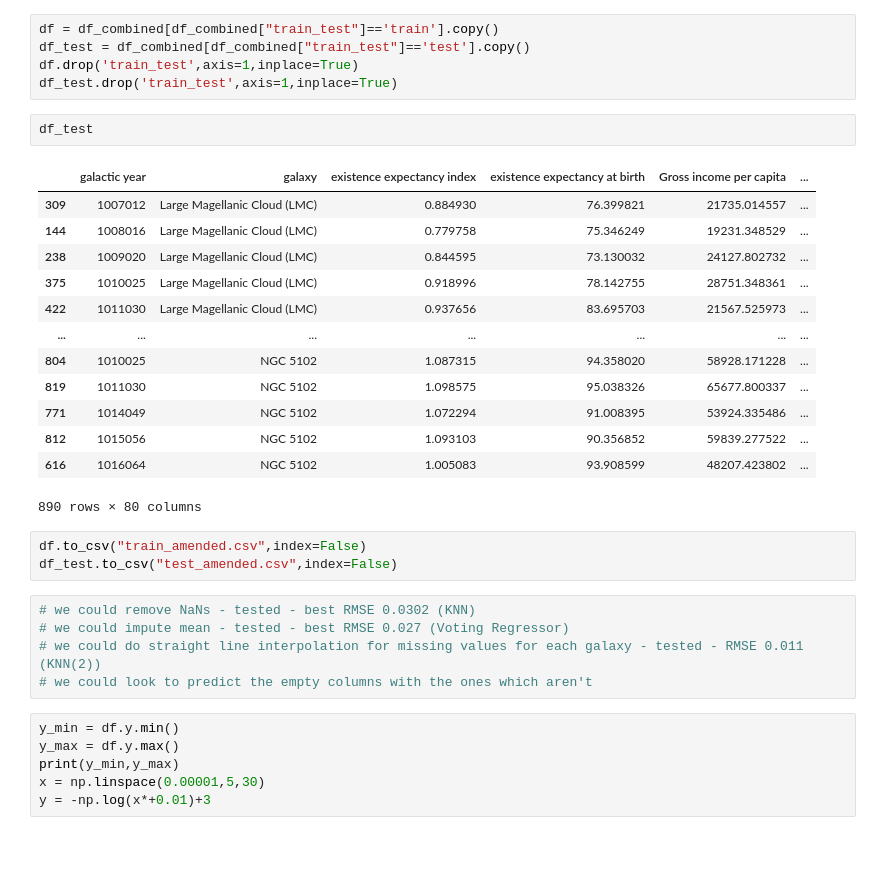
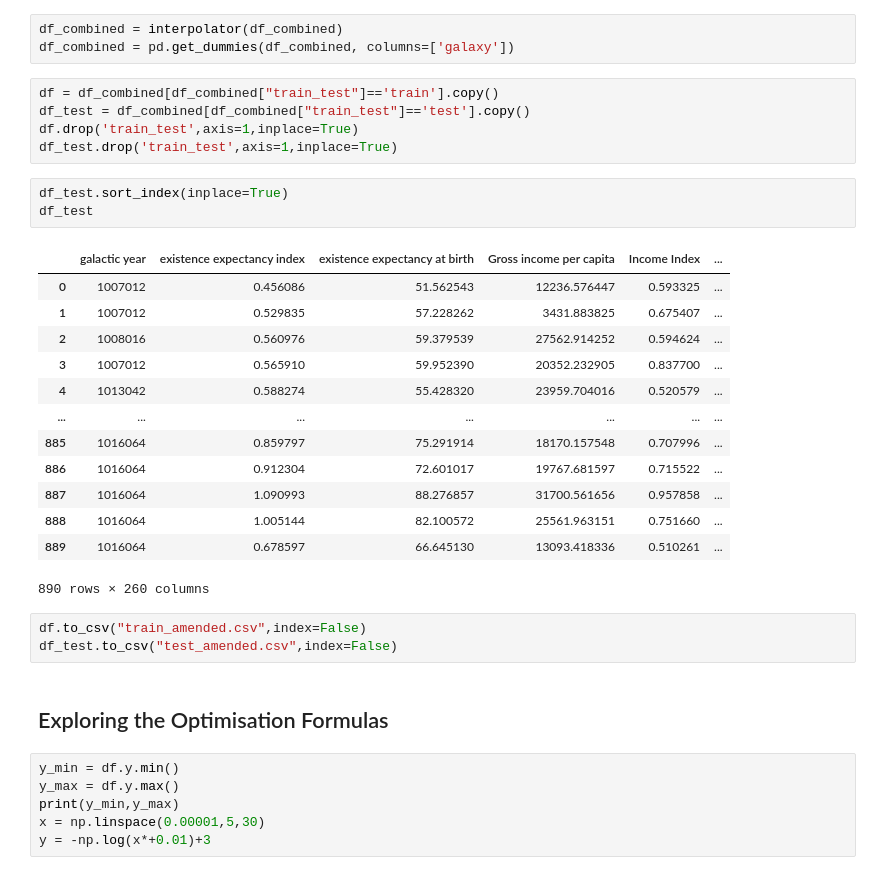
Before and after one commit to LukeBetham/PROHACK-OCISLY, a Jupyter notebook: Cleaning-EDA-Luke-Prohack.ipynb, the cells around one changed output. Saved outputs shown, nothing was run; the diff lists cells and outputs as text; blank space fills up the shorter version.

```diff
--- a/Cleaning-EDA-Luke-Prohack.ipynb
+++ b/Cleaning-EDA-Luke-Prohack.ipynb
@@ -191,35 +194,36 @@ df_combined
 | 812 | 1015056 | NGC 5102 | 1.093103 | 90.356852 | 59839.277522 | ... |
 | 616 | 1016064 | NGC 5102 | 1.005083 | 93.908599 | 48207.423802 | ... |
 4755 rows × 81 columns
+# %%
+df_combined = interpolator(df_combined)
+df_combined = pd.get_dummies(df_combined, columns=['galaxy'])
 # %%
 df = df_combined[df_combined["train_test"]=='train'].copy()
 df_test = df_combined[df_combined["train_test"]=='test'].copy()
 df.drop('train_test',axis=1,inplace=True)
 df_test.drop('train_test',axis=1,inplace=True)
-# %%
-df_test
-# %% [output]
-|  | galactic year | galaxy | existence expectancy index | existence expectancy at birth | Gross income per capita | ... |
-| 309 | 1007012 | Large Magellanic Cloud (LMC) | 0.884930 | 76.399821 | 21735.014557 | ... |
-| 144 | 1008016 | Large Magellanic Cloud (LMC) | 0.779758 | 75.346249 | 19231.348529 | ... |
-| 238 | 1009020 | Large Magellanic Cloud (LMC) | 0.844595 | 73.130032 | 24127.802732 | ... |
-| 375 | 1010025 | Large Magellanic Cloud (LMC) | 0.918996 | 78.142755 | 28751.348361 | ... |
-| 422 | 1011030 | Large Magellanic Cloud (LMC) | 0.937656 | 83.695703 | 21567.525973 | ... |
-| ... | ... | ... | ... | ... | ... | ... |
-| 804 | 1010025 | NGC 5102 | 1.087315 | 94.358020 | 58928.171228 | ... |
-| 819 | 1011030 | NGC 5102 | 1.098575 | 95.038326 | 65677.800337 | ... |
-| 771 | 1014049 | NGC 5102 | 1.072294 | 91.008395 | 53924.335486 | ... |
-| 812 | 1015056 | NGC 5102 | 1.093103 | 90.356852 | 59839.277522 | ... |
-| 616 | 1016064 | NGC 5102 | 1.005083 | 93.908599 | 48207.423802 | ... |
-890 rows × 80 columns
+# %%
+df_test.sort_index(inplace=True)
+df_test
+# %% [output]
+|  | galactic year | existence expectancy index | existence expectancy at birth | Gross income per capita | Income Index | ... |
+| 0 | 1007012 | 0.456086 | 51.562543 | 12236.576447 | 0.593325 | ... |
+| 1 | 1007012 | 0.529835 | 57.228262 | 3431.883825 | 0.675407 | ... |
+| 2 | 1008016 | 0.560976 | 59.379539 | 27562.914252 | 0.594624 | ... |
+| 3 | 1007012 | 0.565910 | 59.952390 | 20352.232905 | 0.837700 | ... |
+| 4 | 1013042 | 0.588274 | 55.428320 | 23959.704016 | 0.520579 | ... |
+| ... | ... | ... | ... | ... | ... | ... |
+| 885 | 1016064 | 0.859797 | 75.291914 | 18170.157548 | 0.707996 | ... |
+| 886 | 1016064 | 0.912304 | 72.601017 | 19767.681597 | 0.715522 | ... |
+| 887 | 1016064 | 1.090993 | 88.276857 | 31700.561656 | 0.957858 | ... |
+| 888 | 1016064 | 1.005144 | 82.100572 | 25561.963151 | 0.751660 | ... |
+| 889 | 1016064 | 0.678597 | 66.645130 | 13093.418336 | 0.510261 | ... |
+890 rows × 260 columns
 # %%
 df.to_csv("train_amended.csv",index=False)
 df_test.to_csv("test_amended.csv",index=False)
-# %%
-# we could remove NaNs - tested - best RMSE 0.0302 (KNN)
-# we could impute mean - tested - best RMSE 0.027 (Voting Regressor)
-# we could do straight line interpolation for missing values for each galaxy - tested - RMSE 0.011 (KNN(2))
-# we could look to predict the empty columns with the ones which aren't
+# %% [markdown]
+## Exploring the Optimisation Formulas
 # %%
 y_min = df.y.min()
 y_max = df.y.max()
```
Also changed, not shown: parts of 6 cells of this notebook, 9 other files.
